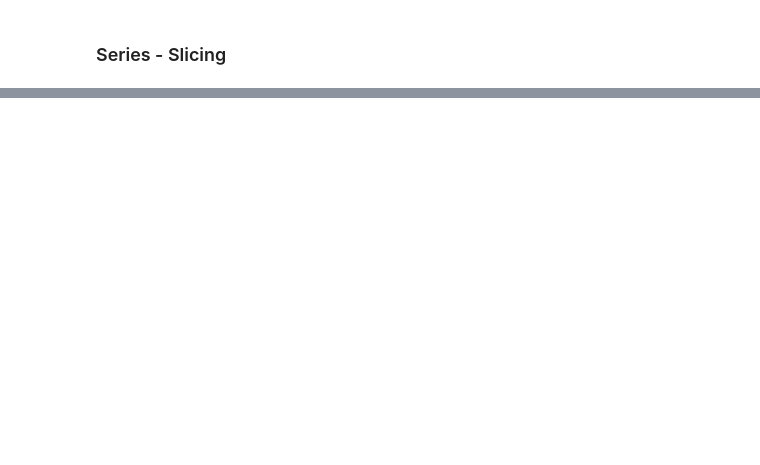
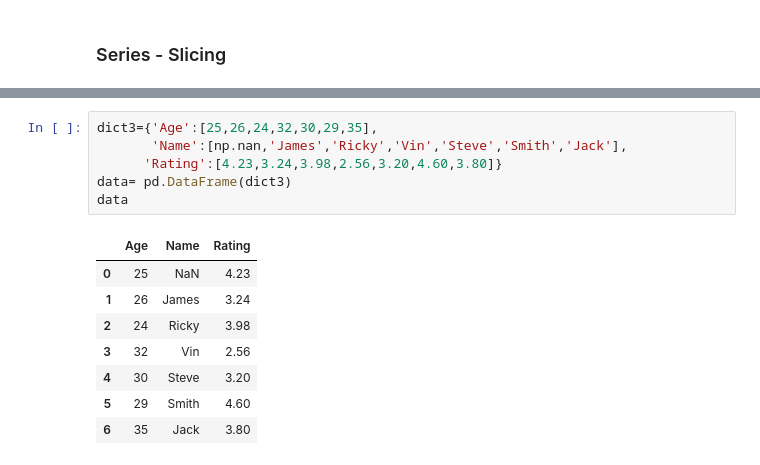
Before and after one commit to venkatesh-manikumar/Python_learnings, a Jupyter notebook: Pandas_learnings_day_1.ipynb, the cells around one changed output, grey strips where cells are left out. Drawn from its saved outputs; the diff is of its cells as text; blank space fills up the shorter version.

```diff
--- a/Pandas_learnings_day_1.ipynb
+++ b/Pandas_learnings_day_1.ipynb
@@ -51,0 +249,15 @@ dtype: object
+# %%
+dict3={'Age':[25,26,24,32,30,29,35],
+       'Name':[np.nan,'James','Ricky','Vin','Steve','Smith','Jack'],
+      'Rating':[4.23,3.24,3.98,2.56,3.20,4.60,3.80]}
+data= pd.DataFrame(dict3)
+data
+# %% [output]
+|  | Age | Name | Rating |
+| 0 | 25 | NaN | 4.23 |
+| 1 | 26 | James | 3.24 |
+| 2 | 24 | Ricky | 3.98 |
+| 3 | 32 | Vin | 2.56 |
+| 4 | 30 | Steve | 3.20 |
+| 5 | 29 | Smith | 4.60 |
+| 6 | 35 | Jack | 3.80 |
```
Also changed, not shown: parts of 49 cells of this notebook.
